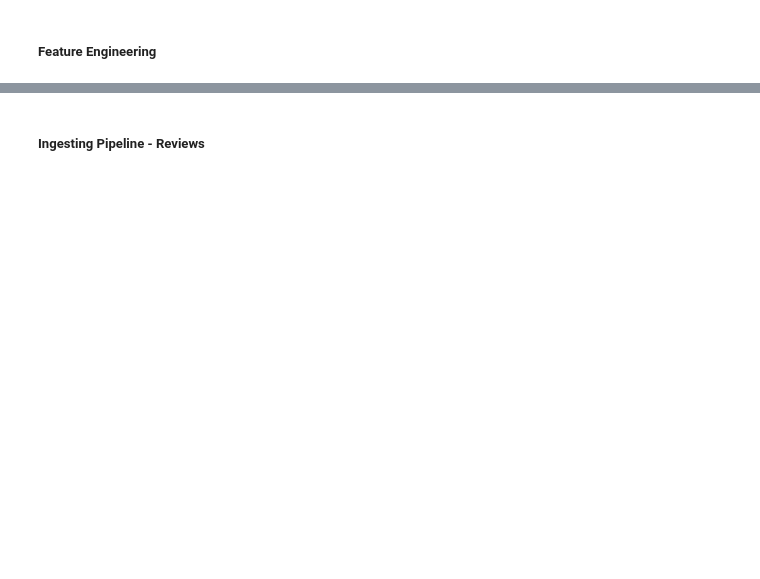
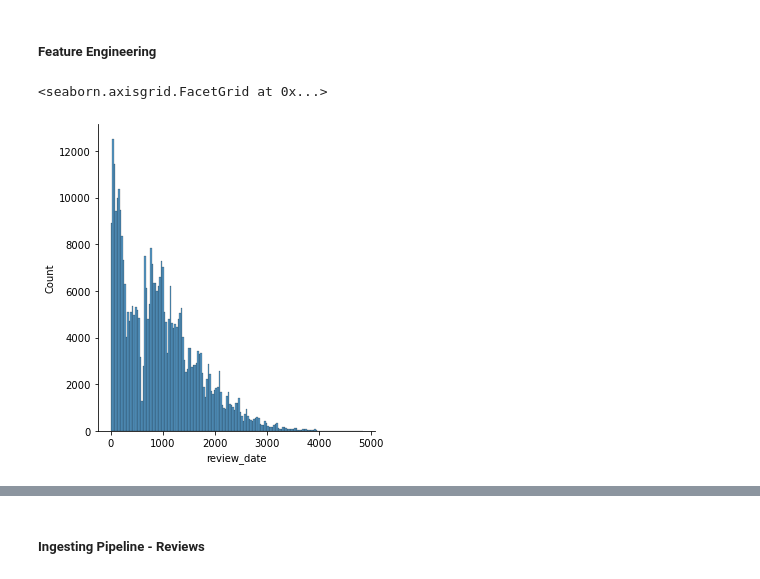
Before and after one commit to vpontello/AirBnb_feature_importance, a Jupyter notebook: DataScience_Post.ipynb, the cells around one changed output, grey strips where cells are left out. Saved outputs shown, nothing was run; the diff lists cells and outputs as text; code cells hidden in the pictures; blank space fills up the shorter version.

```diff
--- a/DataScience_Post.ipynb
+++ b/DataScience_Post.ipynb
@@ -983,2 +1012,4 @@ df_reviews.shape
+# %%
+df_reviews.drop(['id', 'reviewer_id',	'reviewer_name'], axis=1, inplace=True)
 # %% [markdown]
 ##### Feature Engineering
@@ -989,0 +1016,18 @@ for field in translated_list:
+# %%
+# performing sentiment analysis on the comments given
+sid = SentimentIntensityAnalyzer()
+
+df_reviews["review_comment_score"] = df_reviews['comments'].apply(sid.polarity_scores)
+df_reviews["review_comment_score"] = df_reviews["review_comment_score"].apply(lambda review: review['compound'])
+# %%
+# transforming the date into the number of days until the last date
+df_reviews['date'] = pd.to_datetime(df_reviews['date'])
+df_reviews['review_date'] = (df_reviews['date'].max()-df_reviews['date']).apply(lambda x: x.days)
+# %%
+# dropping the transformed columns
+df_reviews.drop(['date','comments'], axis=1, inplace=True)
+# %%
+sns.displot(x="review_date", data=df_reviews)
+# %% [output]
+<seaborn.axisgrid.FacetGrid at 0x...>
+[figure, added]
```
Also changed, not shown: parts of 26 cells of this notebook.
